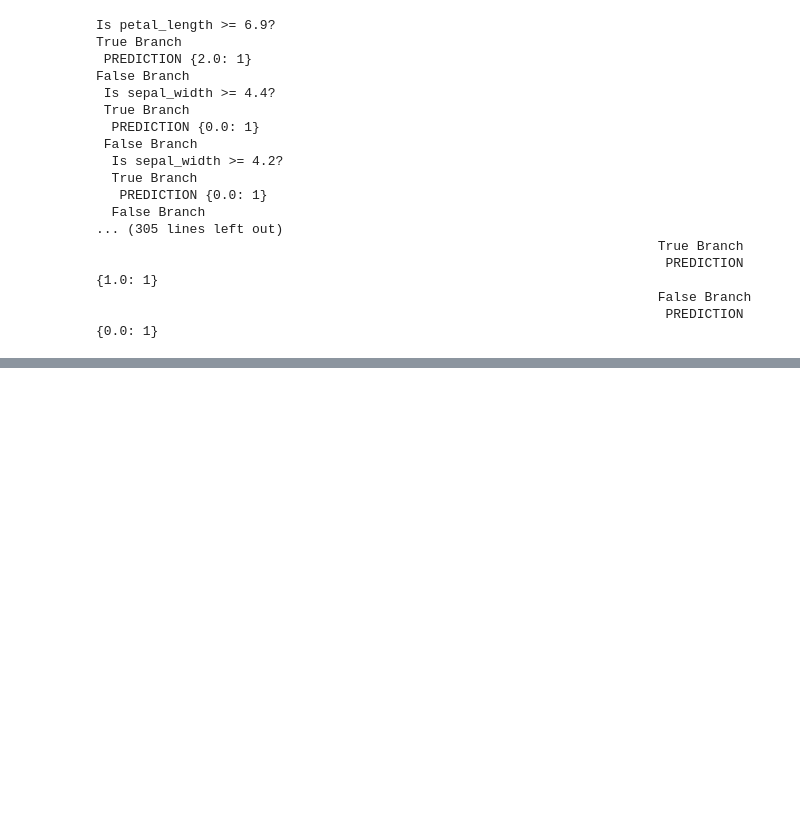
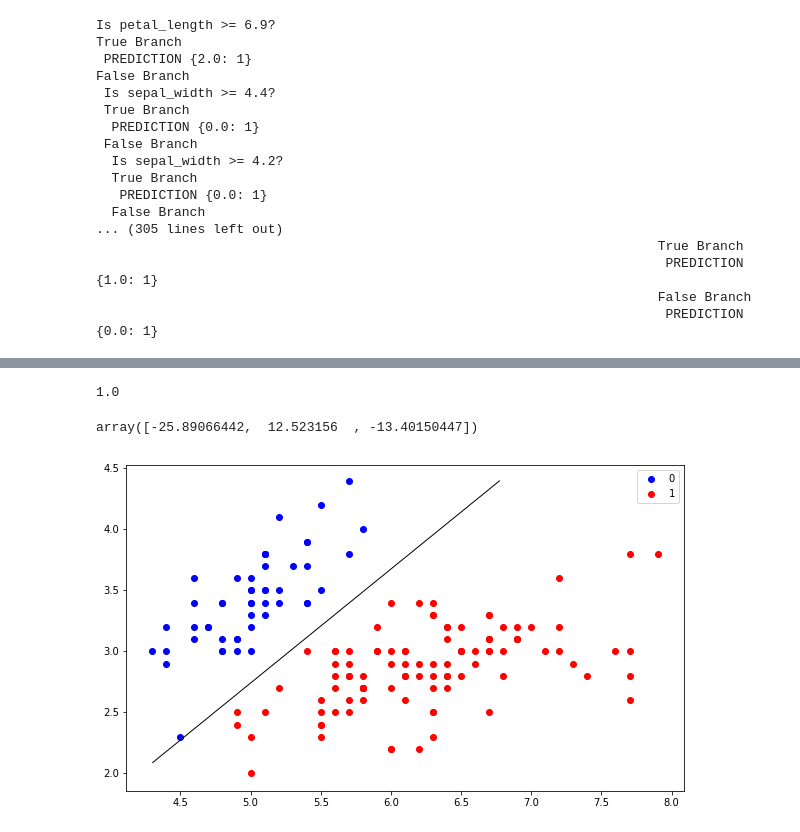
Before and after one commit to oscarso2000/Machine-Learning-Test, a Jupyter notebook: Machine Learning for Iris Dataset.ipynb, the cells around one changed output, grey strips where cells are left out. Drawn from its saved outputs; the diff is of its cells as text; code cells hidden in the pictures; blank space fills up the shorter version.

```diff
--- a/Machine Learning for Iris Dataset.ipynb
+++ b/Machine Learning for Iris Dataset.ipynb
@@ -333,3 +333,7 @@ False Branch
                                                                          PREDICTION {1.0: 1}
                                                                         False Branch
                                                                          PREDICTION {0.0: 1}
+# %%
+iris = load_iris()
+X = iris.data[:, :2]
+y = (iris.target != 0) * 1
@@ -335,0 +385,2 @@ False Branch
+# %%
+model = LogisticRegression(lr=0.1, num_iter=300000)
@@ -335,0 +392,22 @@ False Branch
+# %%
+preds = model.predict(X)
+(preds == y).mean()
+# %% [output]
+1.0
+# %%
+model.theta
+# %% [output]
+array([-25.89066442,  12.523156  , -13.40150447])
+# %%
+plt.figure(figsize=(10, 6))
+plt.scatter(X[y == 0][:, 0], X[y == 0][:, 1], color='b', label='0')
+plt.scatter(X[y == 1][:, 0], X[y == 1][:, 1], color='r', label='1')
+plt.legend()
+x1_min, x1_max = X[:,0].min(), X[:,0].max(),
+x2_min, x2_max = X[:,1].min(), X[:,1].max(),
+xx1, xx2 = np.meshgrid(np.linspace(x1_min, x1_max), np.linspace(x2_min, x2_max))
+grid = np.c_[xx1.ravel(), xx2.ravel()]
+probs = model.predict_prob(grid).reshape(xx1.shape)
+plt.contour(xx1, xx2, probs, [0.5], linewidths=1, colors='black');
+# %% [output]
+[figure, added]
```
Also changed, not shown: parts of 2 cells of this notebook.
